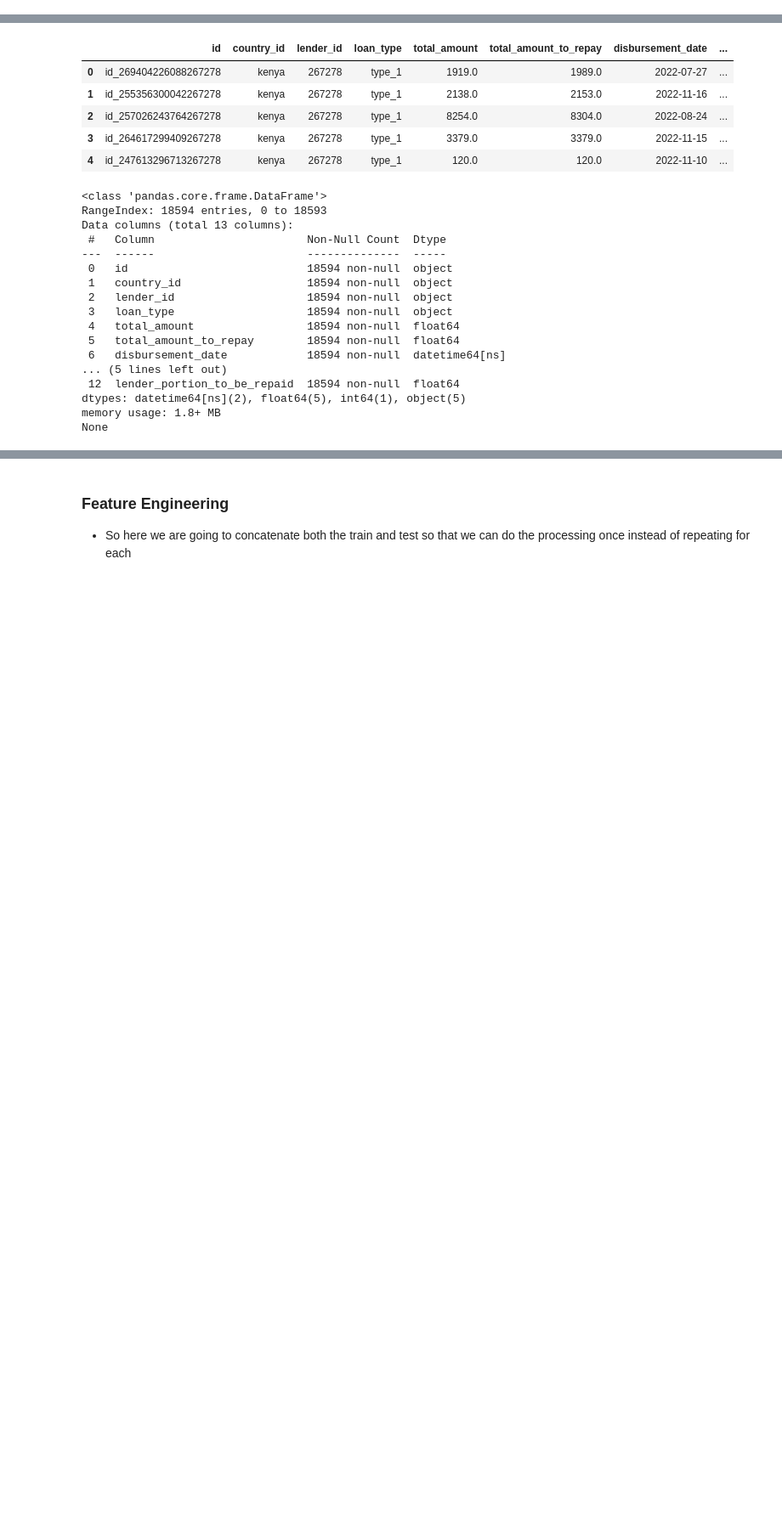
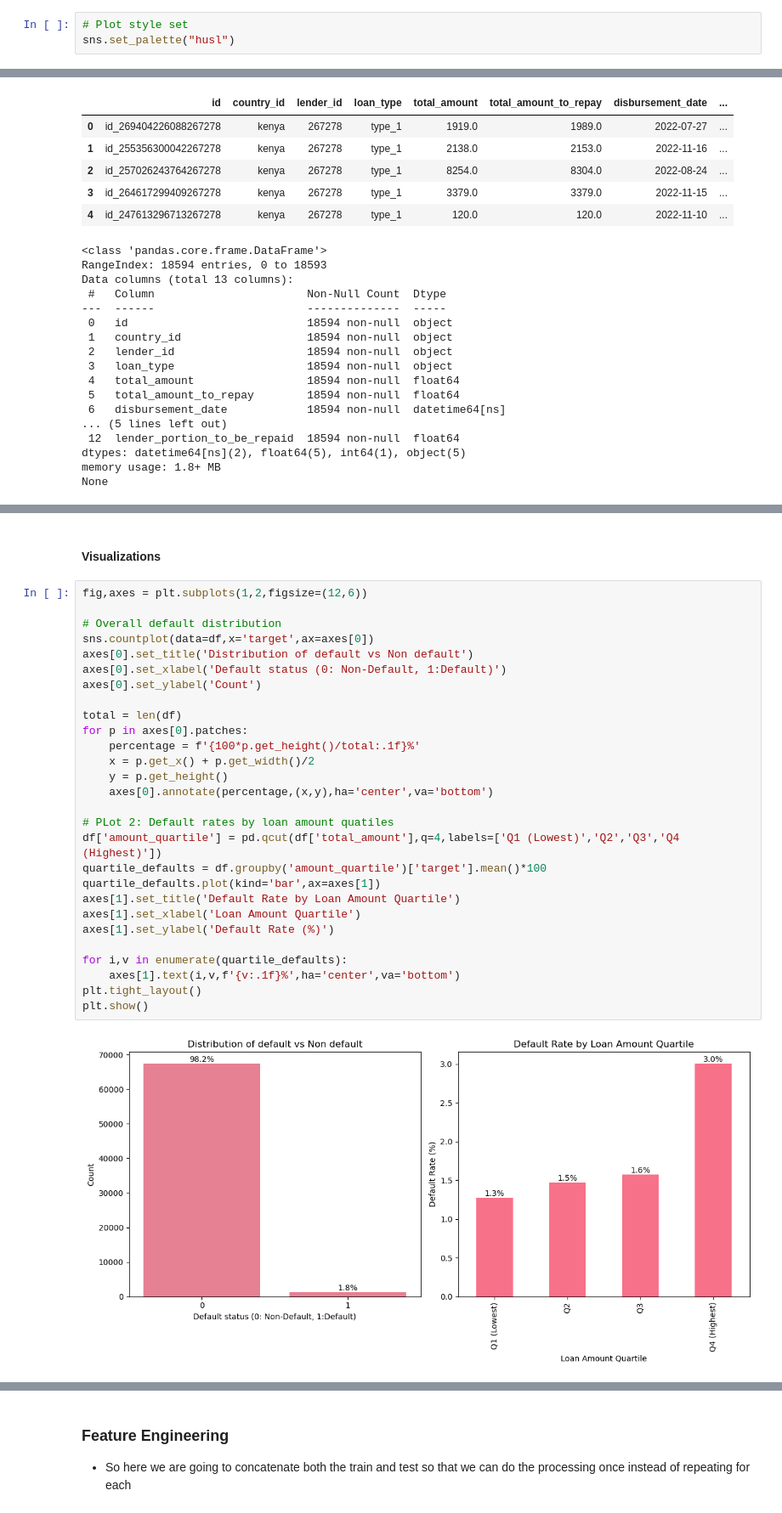
Before and after one commit to dataXpirates/credit_risk, a Jupyter notebook: notebook.ipynb, the cells around one changed output, grey strips where cells are left out. Shown: that part at 85% size. Drawn from its saved outputs; the diff is of its cells as text; blank space fills up the shorter version.

```diff
--- a/notebook.ipynb
+++ b/notebook.ipynb
@@ -15,6 +15,9 @@ from sklearn.metrics import ConfusionMatrixDisplay
 from sklearn.metrics import f1_score, roc_auc_score
 import warnings
 warnings.filterwarnings('ignore')
+# %%
+# Plot style set
+sns.set_palette("husl")
 # %% [markdown]
 ## Load and Inspect Dataset
 # %%
@@ -298,0 +331,32 @@ Name: proportion, dtype: float64
+# %% [markdown]
+#### Visualizations
+# %%
+fig,axes = plt.subplots(1,2,figsize=(12,6))
+
+# Overall default distribution
+sns.countplot(data=df,x='target',ax=axes[0])
+axes[0].set_title('Distribution of default vs Non default')
+axes[0].set_xlabel('Default status (0: Non-Default, 1:Default)')
+axes[0].set_ylabel('Count')
+
+total = len(df)
+for p in axes[0].patches:
+    percentage = f'{100*p.get_height()/total:.1f}%'
+    x = p.get_x() + p.get_width()/2
+    y = p.get_height()
+    axes[0].annotate(percentage,(x,y),ha='center',va='bottom')
+
+# PLot 2: Default rates by loan amount quatiles
+df['amount_quartile'] = pd.qcut(df['total_amount'],q=4,labels=['Q1 (Lowest)','Q2','Q3','Q4 (Highest)'])
+quartile_defaults = df.groupby('amount_quartile')['target'].mean()*100
+quartile_defaults.plot(kind='bar',ax=axes[1])
+axes[1].set_title('Default Rate by Loan Amount Quartile')
+axes[1].set_xlabel('Loan Amount Quartile')
+axes[1].set_ylabel('Default Rate (%)')
+
+for i,v in enumerate(quartile_defaults):
+    axes[1].text(i,v,f'{v:.1f}%',ha='center',va='bottom')
+plt.tight_layout()
+plt.show()
+# %% [output]
+[figure, added]
```
Also changed, not shown: parts of 23 cells of this notebook.
